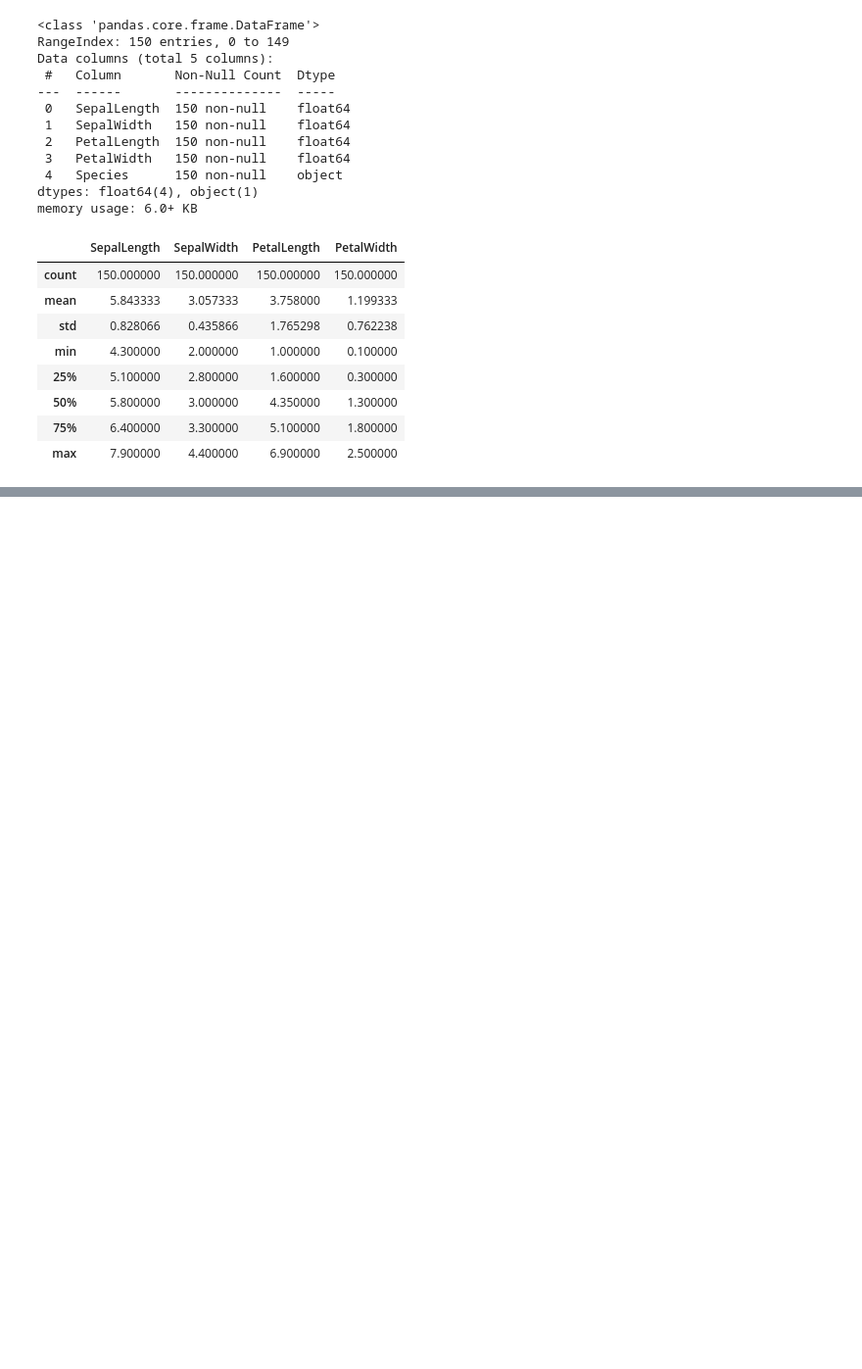
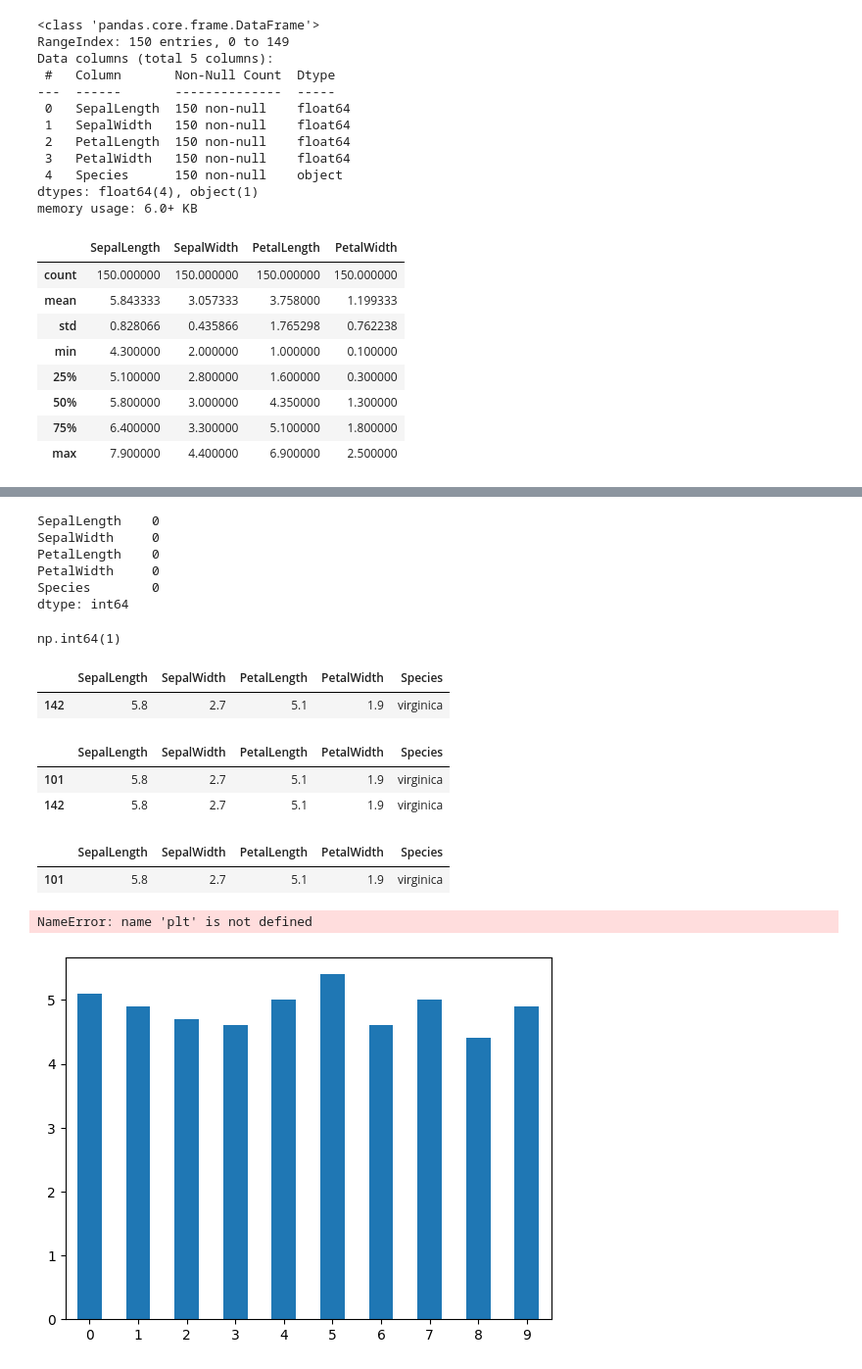
Before and after one commit to biiiing-lab/2024_Data_Analysis_Boot_Camp, a Jupyter notebook: CH04_Pandas_Use/Iris.ipynb, the cells around one changed output, grey strips where cells are left out. Shown at 98% size. Drawn from its saved outputs; the diff is of its cells as text; code cells hidden in the pictures; blank space fills up the shorter version.

```diff
--- a/CH04_Pandas_Use/Iris.ipynb
+++ b/CH04_Pandas_Use/Iris.ipynb
@@ -39,0 +95,42 @@ iris.describe() # 기초 통계량
+# %%
+iris.isnull().sum()
+# %% [output]
+SepalLength    0
+SepalWidth     0
+PetalLength    0
+PetalWidth     0
+Species        0
+dtype: int64
+# %%
+iris.duplicated().sum() # 1개의 행이 중복됨
+# %% [output]
+np.int64(1)
+# %%
+index = iris.duplicated()
+iris.loc[index, :]
+# %% [output]
+|  | SepalLength | SepalWidth | PetalLength | PetalWidth | Species |
+| 142 | 5.8 | 2.7 | 5.1 | 1.9 | virginica |
+# %%
+result = (iris['SepalLength'] == 5.8) & (iris['PetalWidth'] == 1.9)
+iris.loc[result, :]
+# %% [output]
+|  | SepalLength | SepalWidth | PetalLength | PetalWidth | Species |
+| 101 | 5.8 | 2.7 | 5.1 | 1.9 | virginica |
+| 142 | 5.8 | 2.7 | 5.1 | 1.9 | virginica |
+# %%
+iris = iris.drop_duplicates()
+result = (iris['SepalLength'] == 5.8) & (iris['PetalWidth'] == 1.9)
+iris.loc[result, :]
+# %% [output]
+|  | SepalLength | SepalWidth | PetalLength | PetalWidth | Species |
+| 101 | 5.8 | 2.7 | 5.1 | 1.9 | virginica |
+# %%
+iris.SepalLength[:10].plot(kind='bar', rot=0)
+plt.title('꽃받침의 길이')
+plt.xlabel('Data')
+plt.ylabel('길이')
+plt.show()
+# %% [output]
+NameError: name 'plt' is not defined
+[figure, added]
```
Also changed, not shown: parts of 9 cells of this notebook, 1 other file.
